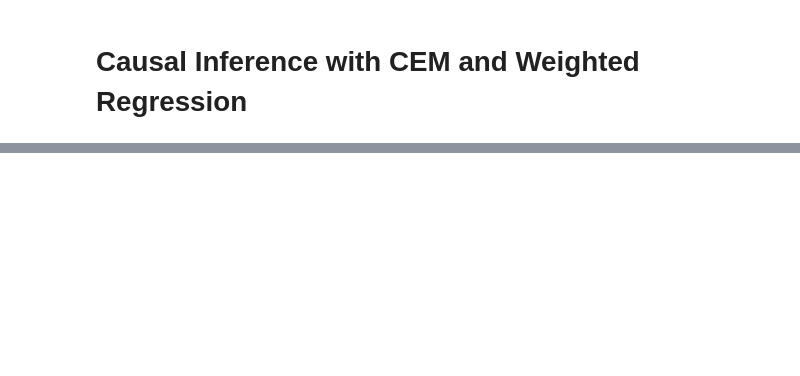
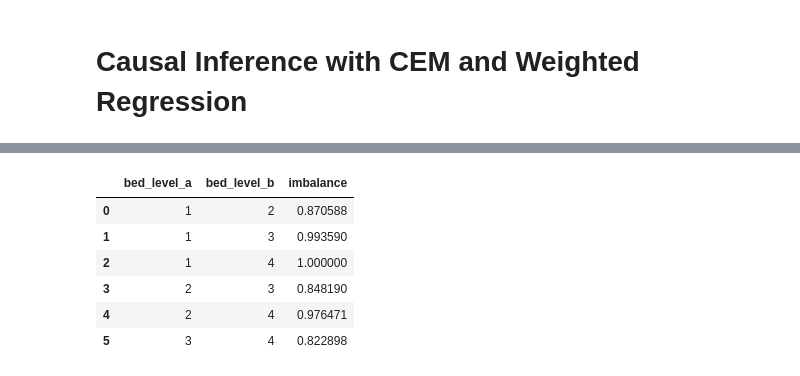
Before and after one commit to lewisbails/real-estate, a Jupyter notebook: notebooks/treatment_effects.ipynb, the cells around one changed output, grey strips where cells are left out. Cells and saved outputs as stored; diff of their text form; code cells hidden in the pictures; blank space fills up the shorter version.

```diff
--- a/notebooks/treatment_effects.ipynb
+++ b/notebooks/treatment_effects.ipynb
@@ -57,0 +115,12 @@ sns.scatterplot(data=df, x="bed", y="bath", size="weight", legend=False)
+# %%
+# no matching
+L1(X, "bed")
+# very imbalanced
+# %% [output]
+|  | bed_level_a | bed_level_b | imbalance |
+| 0 | 1 | 2 | 0.870588 |
+| 1 | 1 | 3 | 0.993590 |
+| 2 | 1 | 4 | 1.000000 |
+| 3 | 2 | 3 | 0.848190 |
+| 4 | 2 | 4 | 0.976471 |
+| 5 | 3 | 4 | 0.822898 |
```
Also changed, not shown: parts of 19 cells of this notebook, 2 other files.
